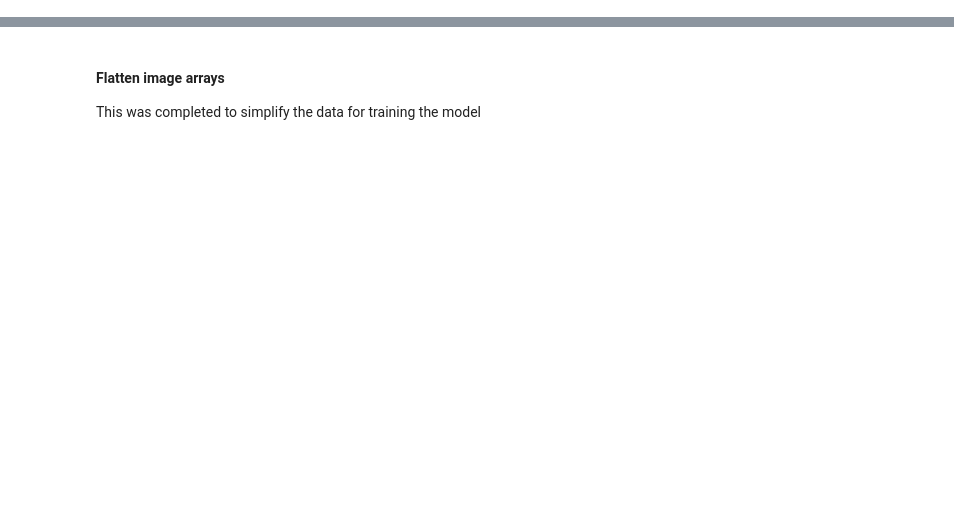
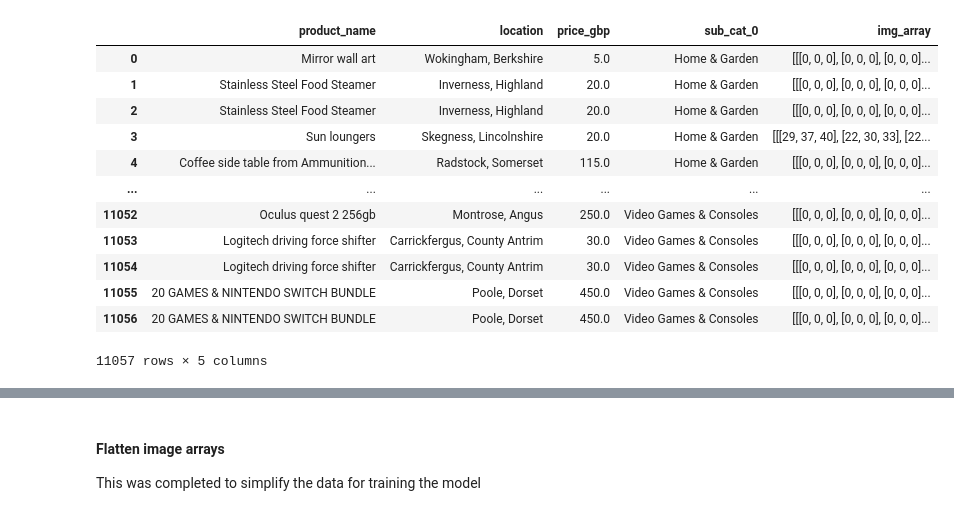
Before and after one commit to AdamWatson91/fb_marketplace, a Jupyter notebook: simple_img_classification.ipynb, the cells around one changed output, grey strips where cells are left out. Cells and saved outputs as stored; diff of their text form; code cells hidden in the pictures; blank space fills up the shorter version.

Commit message:
Refactor simple_img_classfication.ipynb to use the latest clean products and image dataset

```diff
--- a/simple_img_classification.ipynb
+++ b/simple_img_classification.ipynb
@@ -102,0 +1,30 @@ model_data
+# %%
+import pandas as pd
+import matplotlib.pyplot as plt
+import numpy as np
+from sklearn.model_selection import train_test_split
+from PIL import Image
+import os
+from numpy import asarray
+from PIL import UnidentifiedImageError
+from clean_tabular import TabularCleanse
+from sklearn.preprocessing import LabelEncoder
+
+cleanse = TabularCleanse('fb_marketplace_conn.json', 'aicore2022!')
+model_data = pd.read_pickle('cleansed_product_images.pkl')
+model_data.drop(['product_id', 'product_description', 'price', 'create_time', 'category', 'local_area', 'sub_cat_1','sub_cat_2', 'sub_cat_3', 'sub_cat_4', 'page_id', 'city', 'img_id', 'url'], axis=1, inplace=True)
+model_data
+# %% [output]
+|  | product_name | location | price_gbp | sub_cat_0 | img_array |
+| 0 | Mirror wall art | Wokingham, Berkshire | 5.0 | Home & Garden | [[[0, 0, 0], [0, 0, 0], [0, 0, 0]... |
+| 1 | Stainless Steel Food Steamer | Inverness, Highland | 20.0 | Home & Garden | [[[0, 0, 0], [0, 0, 0], [0, 0, 0]... |
+| 2 | Stainless Steel Food Steamer | Inverness, Highland | 20.0 | Home & Garden | [[[0, 0, 0], [0, 0, 0], [0, 0, 0]... |
+| 3 | Sun loungers | Skegness, Lincolnshire | 20.0 | Home & Garden | [[[29, 37, 40], [22, 30, 33], [22... |
+| 4 | Coffee side table from Ammunition... | Radstock, Somerset | 115.0 | Home & Garden | [[[0, 0, 0], [0, 0, 0], [0, 0, 0]... |
+| ... | ... | ... | ... | ... | ... |
+| 11052 | Oculus quest 2 256gb | Montrose, Angus | 250.0 | Video Games & Consoles | [[[0, 0, 0], [0, 0, 0], [0, 0, 0]... |
+| 11053 | Logitech driving force shifter | Carrickfergus, County Antrim | 30.0 | Video Games & Consoles | [[[0, 0, 0], [0, 0, 0], [0, 0, 0]... |
+| 11054 | Logitech driving force shifter | Carrickfergus, County Antrim | 30.0 | Video Games & Consoles | [[[0, 0, 0], [0, 0, 0], [0, 0, 0]... |
+| 11055 | 20 GAMES & NINTENDO SWITCH BUNDLE | Poole, Dorset | 450.0 | Video Games & Consoles | [[[0, 0, 0], [0, 0, 0], [0, 0, 0]... |
+| 11056 | 20 GAMES & NINTENDO SWITCH BUNDLE | Poole, Dorset | 450.0 | Video Games & Consoles | [[[0, 0, 0], [0, 0, 0], [0, 0, 0]... |
+11057 rows × 5 columns
```
Also changed, not shown: parts of 20 cells of this notebook, 1 other file.
